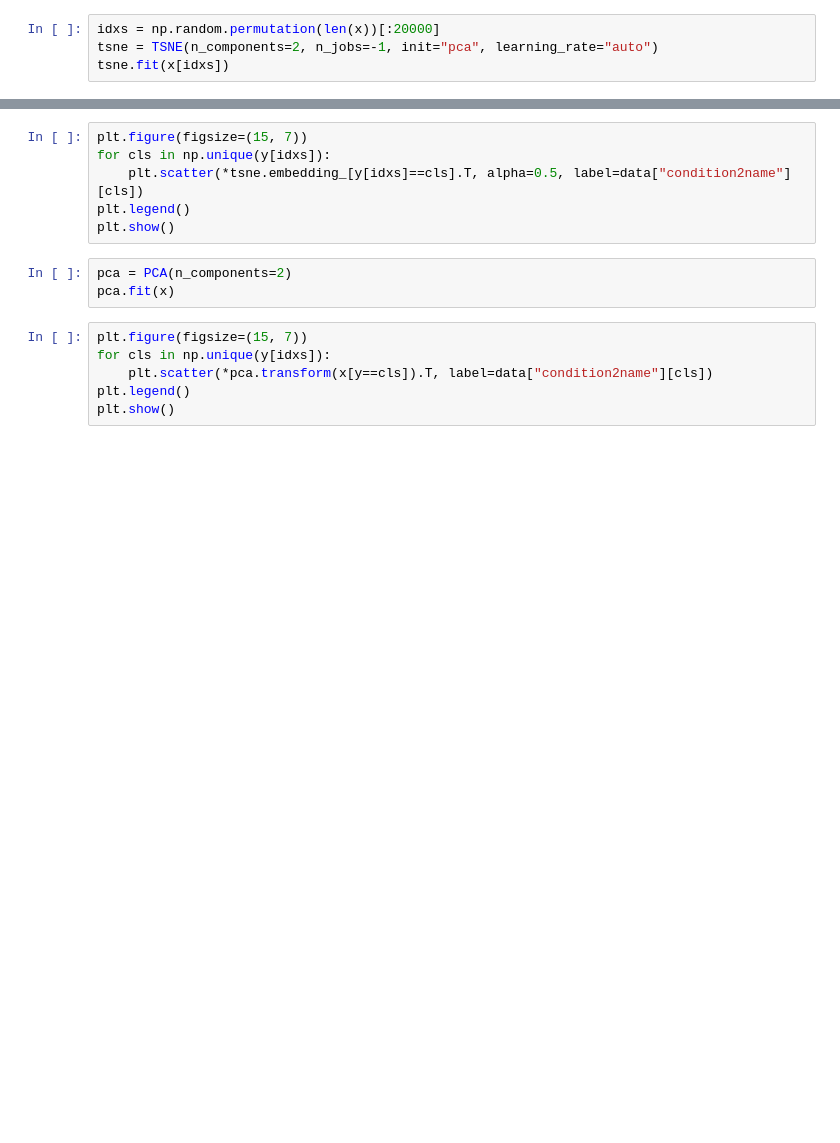
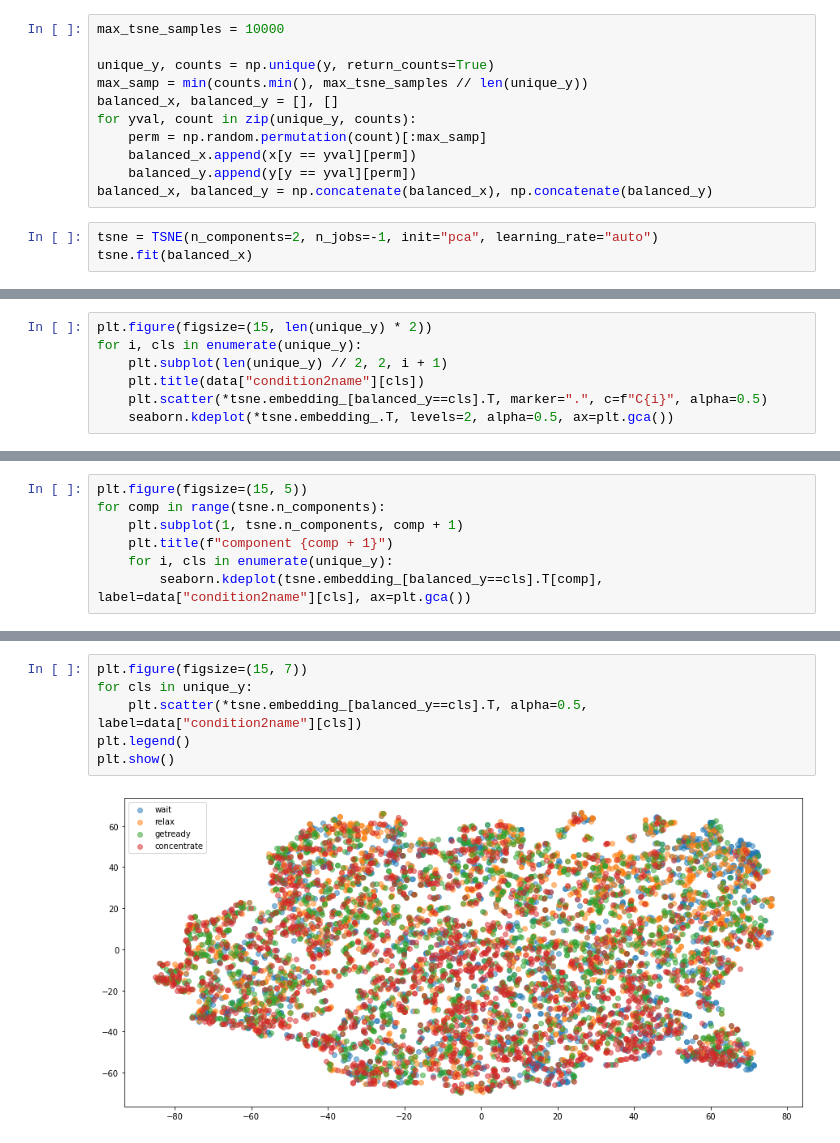
Before and after one commit to PhilippThoelke/eeg-transformer, a Jupyter notebook: notebooks/LatentSpace.ipynb, the cells around one changed output, grey strips where cells are left out. Cells and saved outputs as stored; diff of their text form; blank space fills up the shorter version.

```diff
--- a/notebooks/LatentSpace.ipynb
+++ b/notebooks/LatentSpace.ipynb
@@ -29,4 +40,14 @@ plt.show()
+# %%
+max_tsne_samples = 10000
+
+unique_y, counts = np.unique(y, return_counts=True)
+max_samp = min(counts.min(), max_tsne_samples // len(unique_y))
+balanced_x, balanced_y = [], []
+for yval, count in zip(unique_y, counts):
+    perm = np.random.permutation(count)[:max_samp]
+    balanced_x.append(x[y == yval][perm])
+    balanced_y.append(y[y == yval][perm])
+balanced_x, balanced_y = np.concatenate(balanced_x), np.concatenate(balanced_y)
 # %%
-idxs = np.random.permutation(len(x))[:20000]
 tsne = TSNE(n_components=2, n_jobs=-1, init="pca", learning_rate="auto")
-tsne.fit(x[idxs])
+tsne.fit(balanced_x)
@@ -32,0 +56,7 @@ tsne.fit(x[idxs])
+# %%
+plt.figure(figsize=(15, len(unique_y) * 2))
+for i, cls in enumerate(unique_y):
+    plt.subplot(len(unique_y) // 2, 2, i + 1)
+    plt.title(data["condition2name"][cls])
+    plt.scatter(*tsne.embedding_[balanced_y==cls].T, marker=".", c=f"C{i}", alpha=0.5)
+    seaborn.kdeplot(*tsne.embedding_.T, levels=2, alpha=0.5, ax=plt.gca())
@@ -32,0 +65,7 @@ tsne.fit(x[idxs])
+# %%
+plt.figure(figsize=(15, 5))
+for comp in range(tsne.n_components):
+    plt.subplot(1, tsne.n_components, comp + 1)
+    plt.title(f"component {comp + 1}")
+    for i, cls in enumerate(unique_y):
+        seaborn.kdeplot(tsne.embedding_[balanced_y==cls].T[comp], label=data["condition2name"][cls], ax=plt.gca())
@@ -33,15 +74,8 @@ tsne.fit(x[idxs])
 # %%
 plt.figure(figsize=(15, 7))
-for cls in np.unique(y[idxs]):
-    plt.scatter(*tsne.embedding_[y[idxs]==cls].T, alpha=0.5, label=data["condition2name"][cls])
+for cls in unique_y:
+    plt.scatter(*tsne.embedding_[balanced_y==cls].T, alpha=0.5, label=data["condition2name"][cls])
 plt.legend()
 plt.show()
+# %% [output]
+[figure, added]
-# %%
-pca = PCA(n_components=2)
-pca.fit(x)
-# %%
-plt.figure(figsize=(15, 7))
-for cls in np.unique(y[idxs]):
-    plt.scatter(*pca.transform(x[y==cls]).T, label=data["condition2name"][cls])
-plt.legend()
-plt.show()
```
Also changed, not shown: parts of 10 cells of this notebook.
